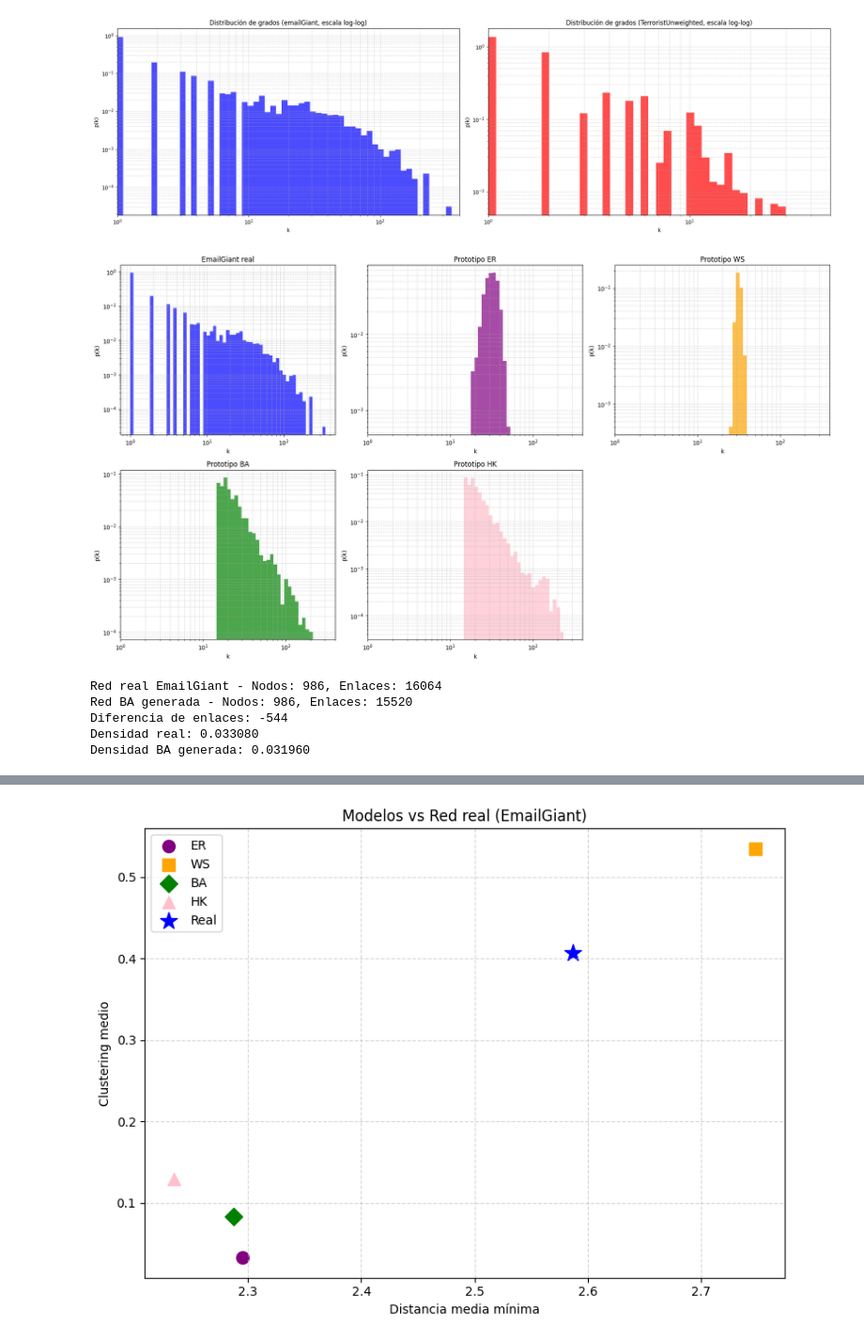
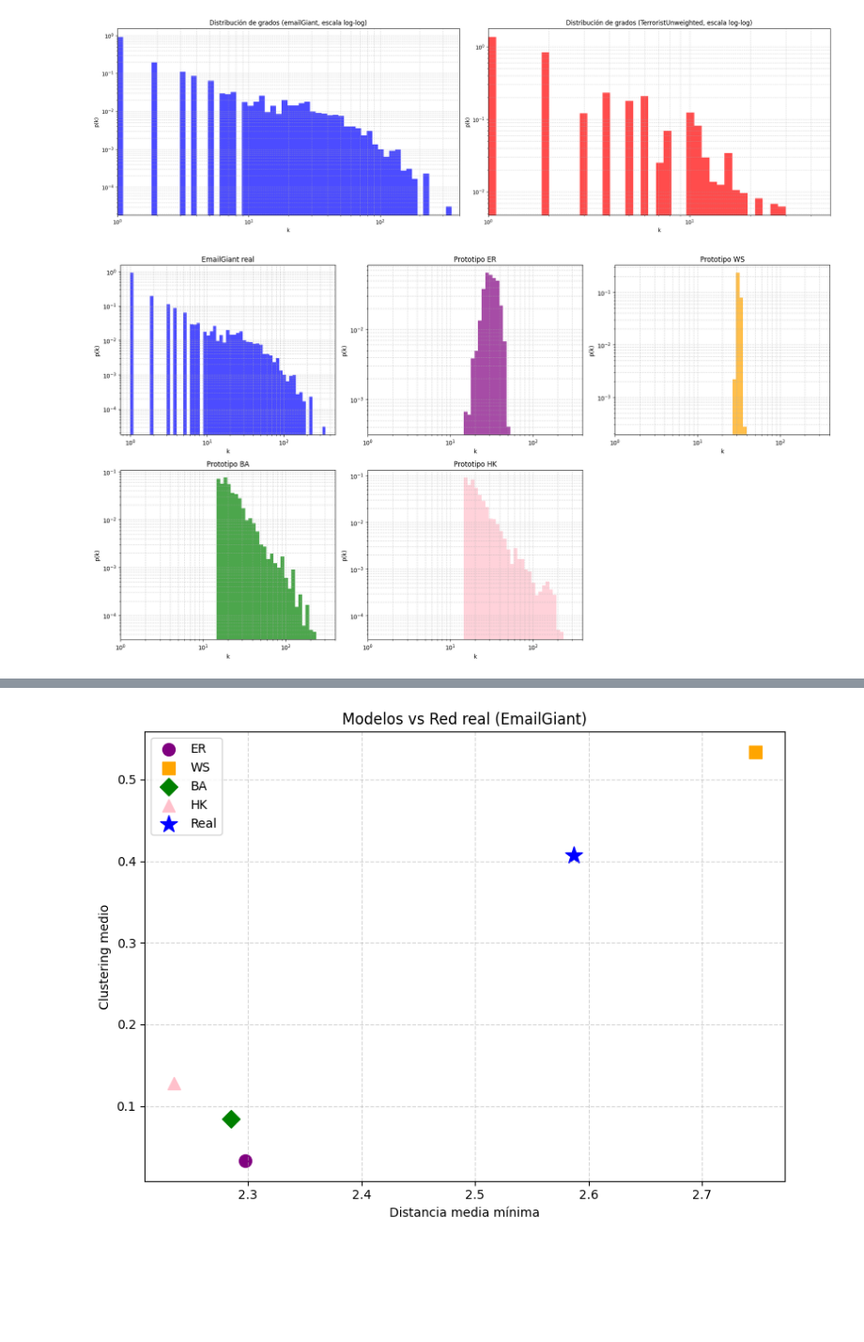
Before and after one commit to Grupo-12-DMCyT/Comparative-Analysis-in-Two-Human-Networks, a Jupyter notebook: DMCyT_sil_tutorial_Datasets_TP1_2025.ipynb, the cells around one changed output, grey strips where cells are left out. Shown at 94% size. Drawn from its saved outputs; the diff is of its cells as text; code cells hidden in the pictures; blank space fills up the shorter version.

```diff
--- a/DMCyT_sil_tutorial_Datasets_TP1_2025.ipynb
+++ b/DMCyT_sil_tutorial_Datasets_TP1_2025.ipynb
@@ -428,7 +428,7 @@ G_er_emailGiant = nx.erdos_renyi_graph(n_emailGiant, p_emailGiant)
 
 # Prototipo WS
 k_emailGiant = int(round(2 * e_emailGiant / n_emailGiant)) #K inicial estimado
-G_ws_emailGiant = nx.watts_strogatz_graph(n_emailGiant, k_emailGiant, p=0.1)  # p=0.1 o p=0.2
+G_ws_emailGiant = nx.watts_strogatz_graph(n_emailGiant, k_emailGiant, p=0.03)
 
 # Prototipo BA
 e_ba_emailGiant = int(round(e_emailGiant / n_emailGiant))  # enlaces nuevos por nodo en BA ~ promedio del real
@@ -486,57 +486,31 @@ plt.title('Prototipo WS')
 plt.xlabel('k')
 plt.ylabel('p(k)')
 plt.grid(True, which="both", linestyle='--', alpha=0.5)
 plt.xlim(1, 400)
 
 # BA
 plt.subplot(2, 3, 4)
 plt.hist(deg_ba, bins=bins, density=True, color='green', alpha=0.7)
 plt.xscale('log')
 plt.yscale('log')
 plt.title('Prototipo BA')
 plt.xlabel('k')
 plt.ylabel('p(k)')
 plt.grid(True, which="both", linestyle='--', alpha=0.5)
 plt.xlim(1, 400)
 
 # HK
 plt.subplot(2, 3, 5)
 plt.hist(deg_hk, bins=bins, density=True, color='pink', alpha=0.7)
 plt.xscale('log')
 plt.yscale('log')
 plt.title('Prototipo HK')
 plt.xlabel('k')
 plt.ylabel('p(k)')
 plt.grid(True, which="both", linestyle='--', alpha=0.5)
 plt.xlim(1, 400)
 
 plt.tight_layout()
 plt.show()
 # %% [output]
-[figure, old version]
+[figure, new version]
-# %%
-# Datos reales
-n_real = emailGiant.number_of_nodes()
-e_real = emailGiant.number_of_edges()
-
-# m que usamos en BA
-m_ba = int(round(e_real / n_real))
-
-# Generar red BA
-G_ba_test = nx.barabasi_albert_graph(n_real, m_ba)
-
-# Número de enlaces del BA generado
-e_ba = G_ba_test.number_of_edges()
-
-# Mostrar resultados
-print(f"Red real EmailGiant - Nodos: {n_real}, Enlaces: {e_real}")
-print(f"Red BA generada - Nodos: {G_ba_test.number_of_nodes()}, Enlaces: {e_ba}")
-print(f"Diferencia de enlaces: {e_ba - e_real}")
-print(f"Densidad real: {2 * e_real / (n_real * (n_real - 1)):.6f}")
-print(f"Densidad BA generada: {2 * e_ba / (n_real * (n_real - 1)):.6f}")
-# %% [output]
-Red real EmailGiant - Nodos: 986, Enlaces: 16064
-Red BA generada - Nodos: 986, Enlaces: 15520
-Diferencia de enlaces: -544
-Densidad real: 0.033080
-Densidad BA generada: 0.031960
```
Also changed, not shown: parts of 12 cells of this notebook.
